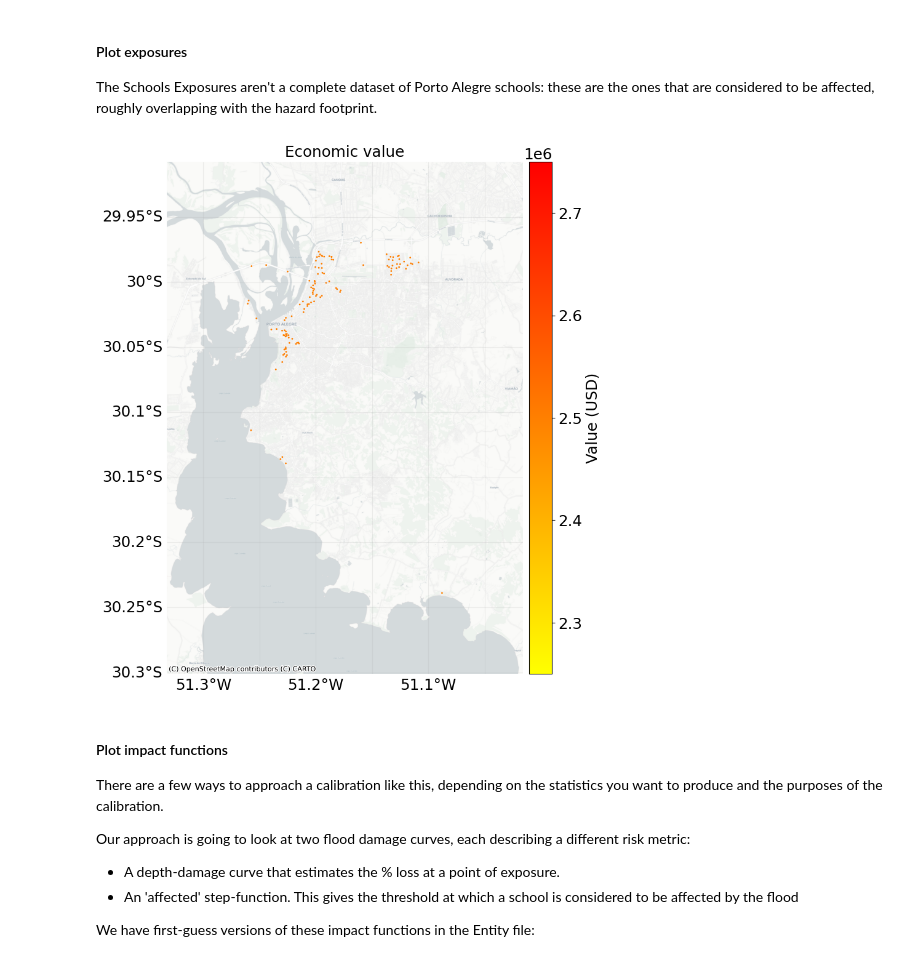
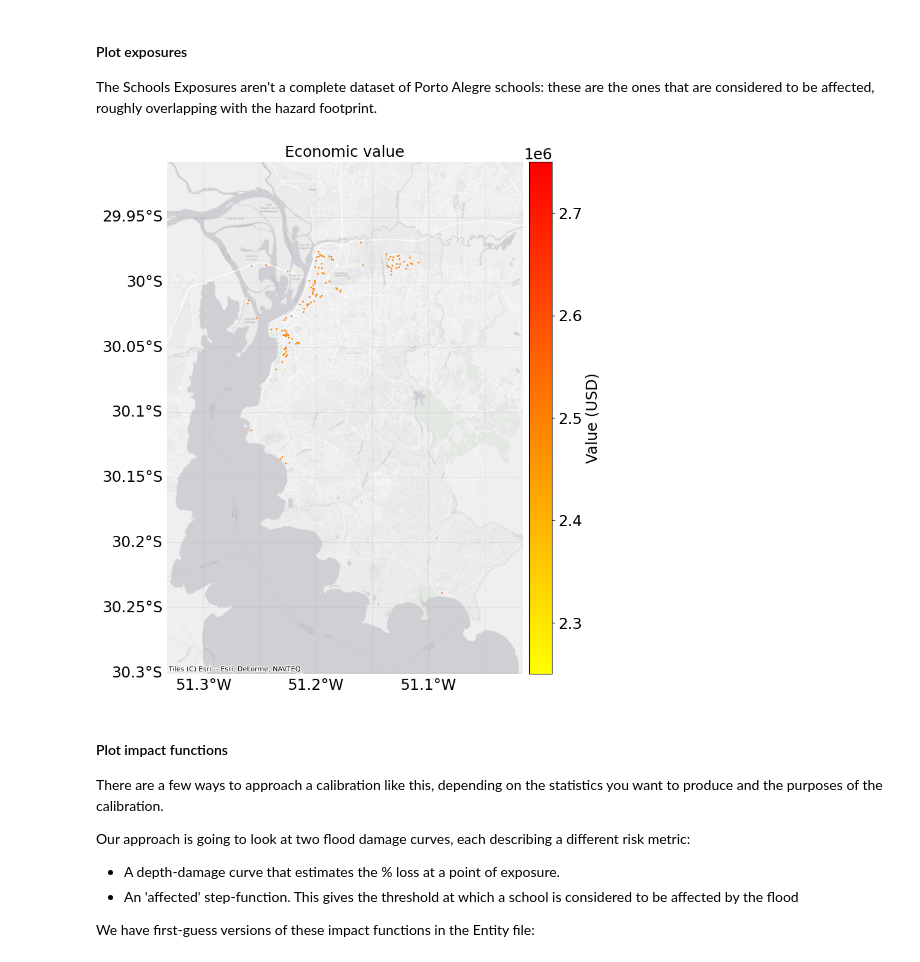
Before and after one commit to AnalyticsTeamUNUEHS/CLIMADA_starter_packs, a Jupyter notebook: starter_pack_brazil/notebooks/06a_calibration_schools.ipynb, the cells around one changed output. Cells and saved outputs as stored; diff of their text form; code cells hidden in the pictures.

```diff
--- a/starter_pack_brazil/notebooks/06a_calibration_schools.ipynb
+++ b/starter_pack_brazil/notebooks/06a_calibration_schools.ipynb
@@ -116,19 +116,22 @@ entity_count.exposures.description = "Number of schools"
 
 The Schools Exposures aren't a complete dataset of Porto Alegre schools: these are the ones that are considered to be affected, roughly overlapping with the hazard footprint.
 # %%
+import contextily as ctx
+
 # Plot the exposures
 _ = entity_usd.exposures.plot_basemap(
         ignore_zero=True,        # Whether to plot points with zero value
         buffer=8000,             # Add a buffer around the points to show a larger map region (measured in meters)
         s=1,                     # The size of point markers on the plot
         zoom=13,                 # The detail level of the map. 6 is good for a large country. 8 is good for a state or region. 13 for a city. 15 for a municipality.
+        url=ctx.providers.Esri.WorldGrayCanvas, # Basemap provider
         pop_name=False,          # Add the names of populated places to the map – often not necessary when you have a basemap
         vmax=None,               # Set the maximum value for the colour scale – use this if you want a consistent scheme across multiple plots.
         cmap="autumn_r",         # Colour scheme to use for the points. See https://matplotlib.org/stable/tutorials/colors/colormaps.html for options.
         figsize=(8, 10)          # Dimensions of the output figure
     )
 # %% [output]
-[figure, old version]
+[figure, new version]
 # %% [markdown]
 #### Plot impact functions
 
```
Also changed, not shown: parts of 8 cells of this notebook, 15 other files.
